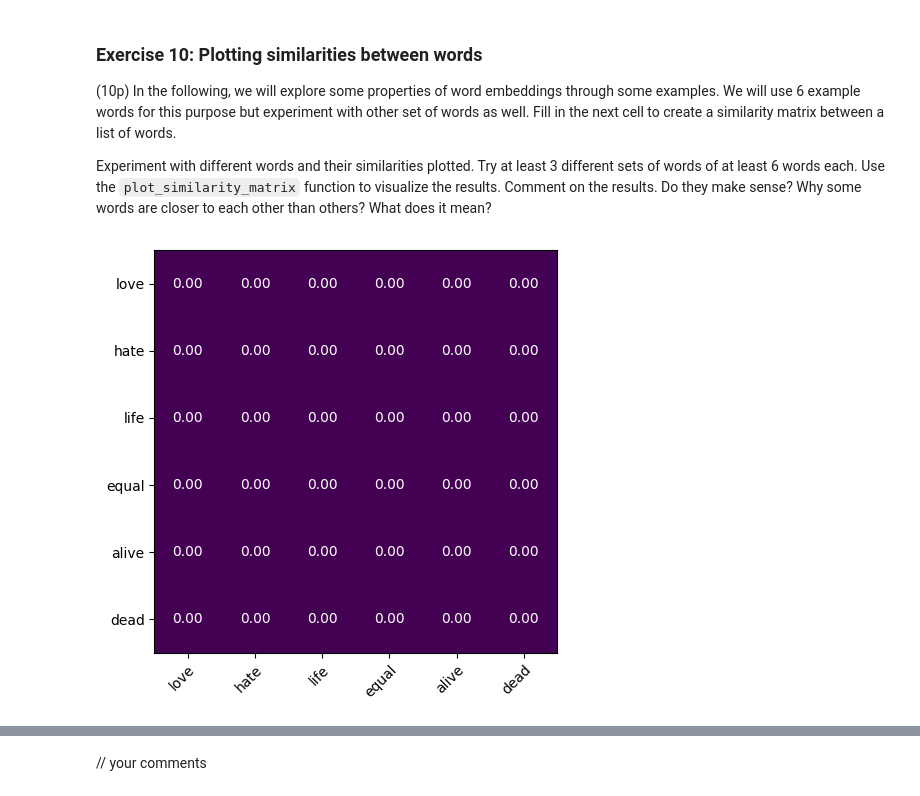
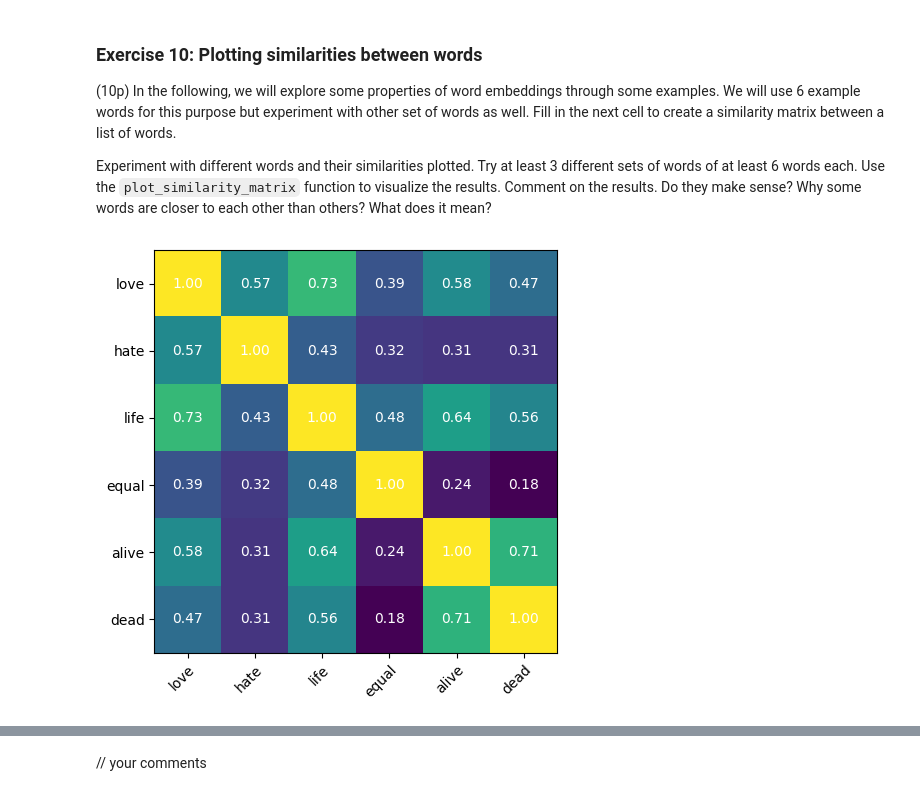
Before and after one commit to MaksiuMilcarz/NLP_Labs, a Jupyter notebook: lab2/lab2_mario.ipynb, the cells around one changed output, grey strips where cells are left out. Drawn from its saved outputs; the diff is of its cells as text; code cells hidden in the pictures.

```diff
--- a/lab2/lab2_mario.ipynb
+++ b/lab2/lab2_mario.ipynb
@@ -208,10 +208,10 @@ def clean(text):
     text = re.sub(r'\-', ' ', text)
     text = re.sub(r'(?<!\d)\.(?!\d)', '', text)
 
-    # remove stop words
-    stopwords = ['a','i','the','in','of','for','at','to','on','with','from','that','he','she','it','is','by','as', 'an','what','his','her','they','those','these','its','was','has','and']
-    stopword_pattern = re.compile(rf"\b({'|'.join(map(re.escape, stopwords))})\b", re.IGNORECASE)
-    text = stopword_pattern.sub('', text)
+    # # remove stop words
+    # stopwords = ['a','i','the','in','of','for','at','to','on','with','from','that','he','she','it','is','by','as', 'an','what','his','her','they','those','these','its','was','has','and']
+    # stopword_pattern = re.compile(rf"\b({'|'.join(map(re.escape, stopwords))})\b", re.IGNORECASE)
+    # text = stopword_pattern.sub('', text)
 
 
     # replace contractions (a bit extensive)
@@ -1048,17 +1022,20 @@ Comment on the results. Do they make sense? Why some words are closer to each ot
 # %%
 list_of_words = ['love', 'hate', 'life', 'equal', 'alive', 'dead']
 
 similarity_matrix = np.zeros((len(list_of_words), len(list_of_words)), dtype=float)
 
 ### YOUR CODE HERE
 
+def build_similarity_matrix(similarity_matrix, list_of_words):
+    for i in range(len(list_of_words)):
+        for j in range(len(list_of_words)):
+            similarity_matrix[i, j] = glove_model.similarity(list_of_words[i], list_of_words[j])
 
-
-
+    return similarity_matrix
 
 ### YOUR CODE ENDS HERE
 
 
-plot_similarity_matrix(similarity_matrix, list_of_words)
+plot_similarity_matrix(build_similarity_matrix(similarity_matrix, list_of_words), list_of_words)
 # %% [output]
-[figure, old version]
+[figure, new version]
```
Also changed, not shown: parts of 27 cells of this notebook.
